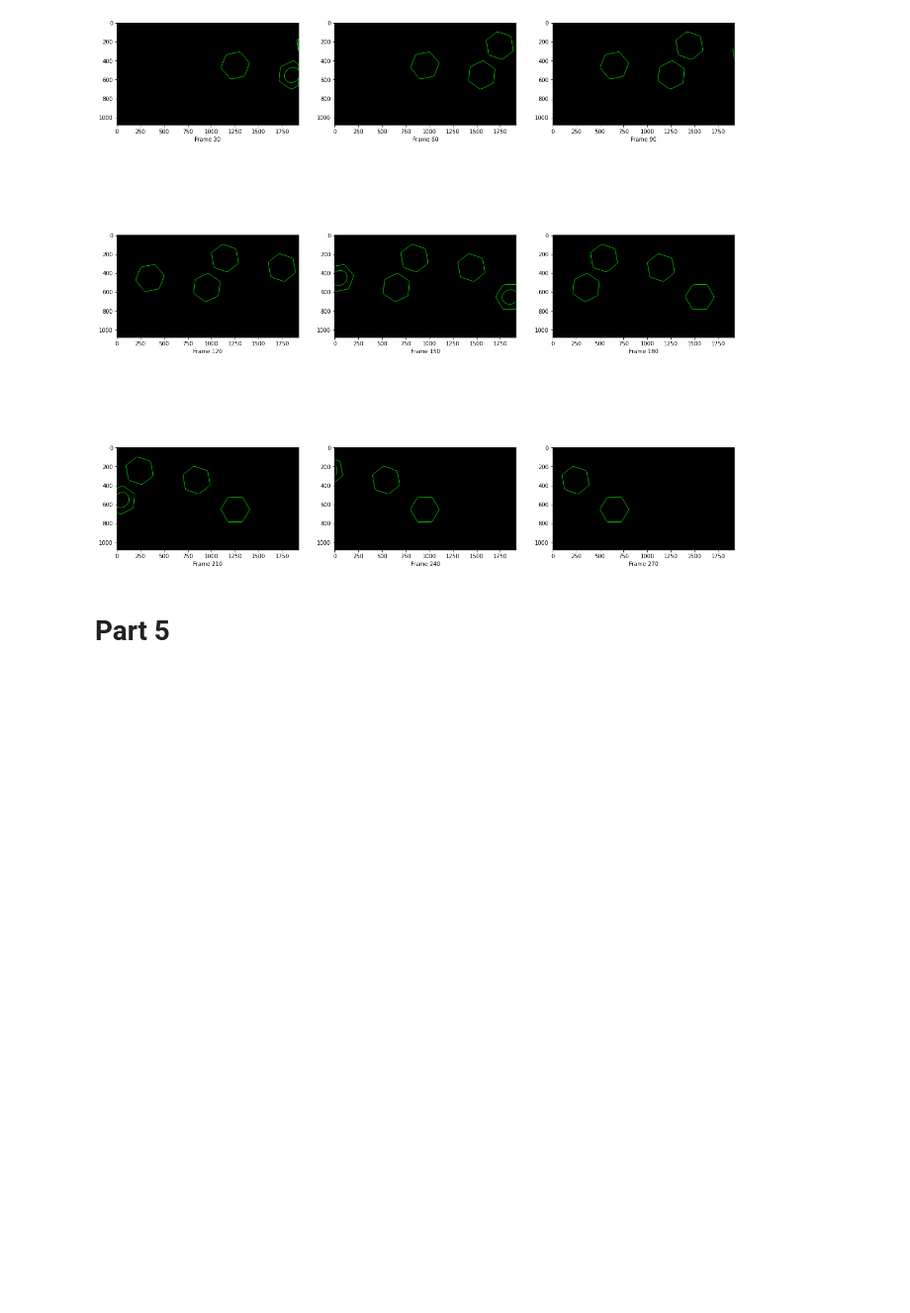
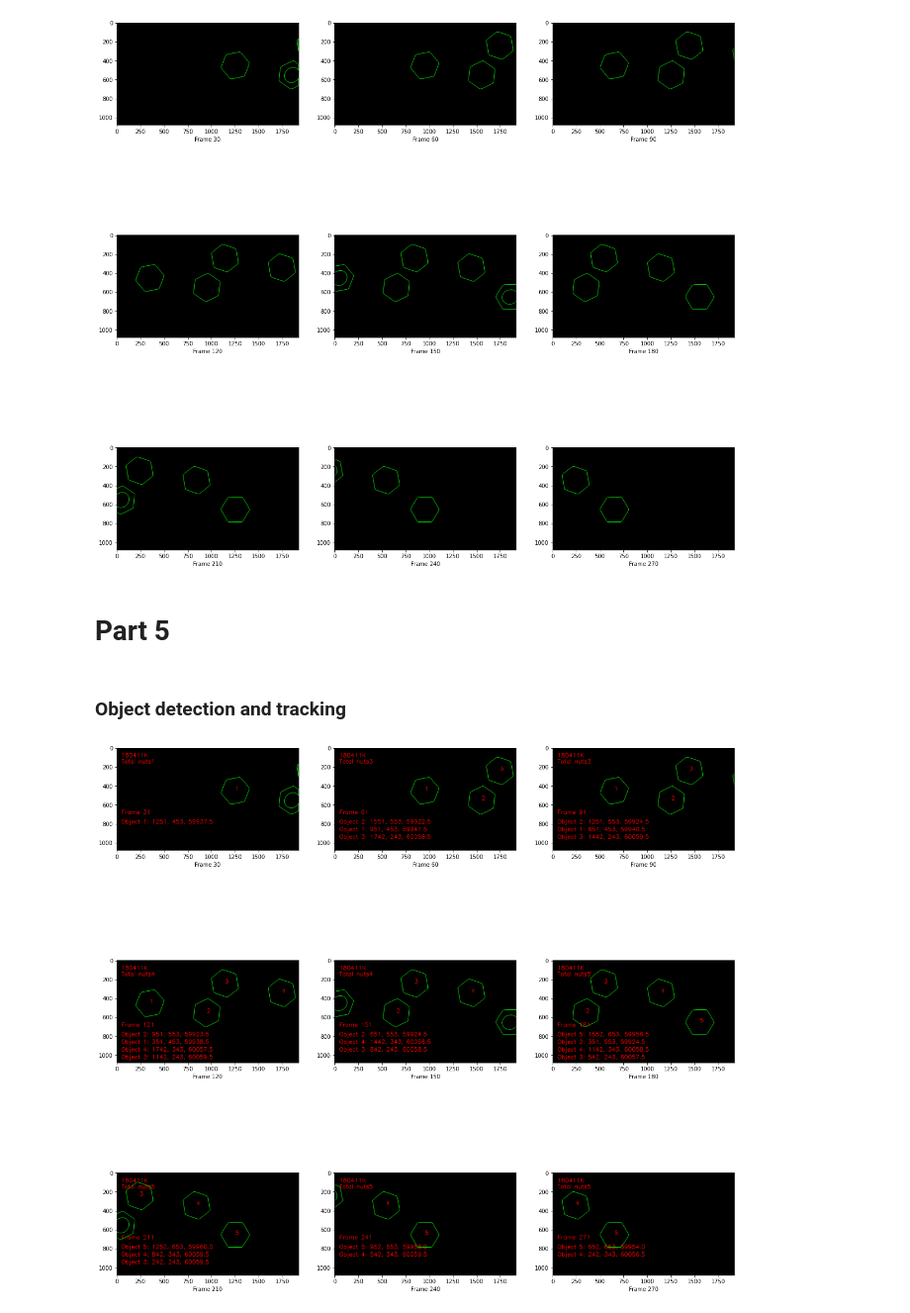
Before and after one commit to Ravindu-Yasas-Nagasinghe/Image-Processing-Object-Counting-on-a-Convey-Belt-, a Jupyter notebook: 180411K.ipynb, the cells around one changed output. Shown at 99% size. Cells and saved outputs as stored; diff of their text form; code cells hidden in the pictures; blank space fills up the shorter version.

```diff
--- a/180411K.ipynb
+++ b/180411K.ipynb
@@ -155,13 +155,16 @@ def get_indexed_image(im):
 ### 2) Implement the function is_new, which checks the dissimilarity between 2 vectors. (Grading)
 # %%
 def is_new(a, b, delta, i):
-    for ind in range(i.shape[0]):
-        index=i[ind] #colomn to be compared
-        b_val= b[index] #corresponding value in b array
-        delta_val=delta[index] #corresponding value in delta array
-        for row in a: # iterating for each row in a
-            if (abs(row[index]-b_val)) > delta_val:
-                return False
+    for row in a: # iterating for each row in a
+        dif_is_smaller=True
+        for ind in range(i.shape[0]):
+            index=i[ind] #colomn to be compared
+            b_val= b[index] #corresponding value in b array
+            delta_val=delta[index] #corresponding value in delta array
+            if (np.abs(row[index]-b_val)) > delta_val:
+                dif_is_smaller=False
+        if dif_is_smaller: #We return false if there is atleast one value in any row similar to new value
+            return False
     return True
 # %%
  # check is_new expected answer False
@@ -218,9 +221,11 @@ Finished getting frames
 ###  Implement a code to detect hexagonal nuts in a moving convey belt. (Grading)
 # %%
 contour_Plots=[]
+grayFrames=[]
 #excecuting for each frame
 for frame in setOfFrames:
     grey=cv.cvtColor(frame,cv.COLOR_BGR2GRAY) #convering to gray scale
+    grayFrames.append(grey)
     retval, labels, stats, centroids= get_indexed_image(grey) # get label image
     belt = ((labels >= 1)*255).astype('uint8')
     belt_cont, template_hierarchy = cv.findContours(belt, cv.RETR_EXTERNAL, cv.CHAIN_APPROX_SIMPLE) #Find contours
@@ -242,3 +247,5 @@ plt.show()
 [figure]
 # %% [markdown]
 # Part 5
+# %% [markdown]
+### Object detection and tracking
@@ -244,0 +302,13 @@ plt.show()
+# %%
+#Visualising annotated frames
+plt.figure(figsize=(20,20))
+increment=0
+for i in range(1,len(annotated_frames)):
+    if i%30 ==0: # As there are 280 frames i plot 9 out of them at 30 frame gap
+        plt.subplot(3,3,increment+1)
+        plt.imshow(annotated_frames[i])
+        plt.xlabel("Frame " + str(i))
+        increment+=1
+plt.show()
+# %% [output]
+[figure, added]
```
Also changed, not shown: parts of 3 cells of this notebook.
